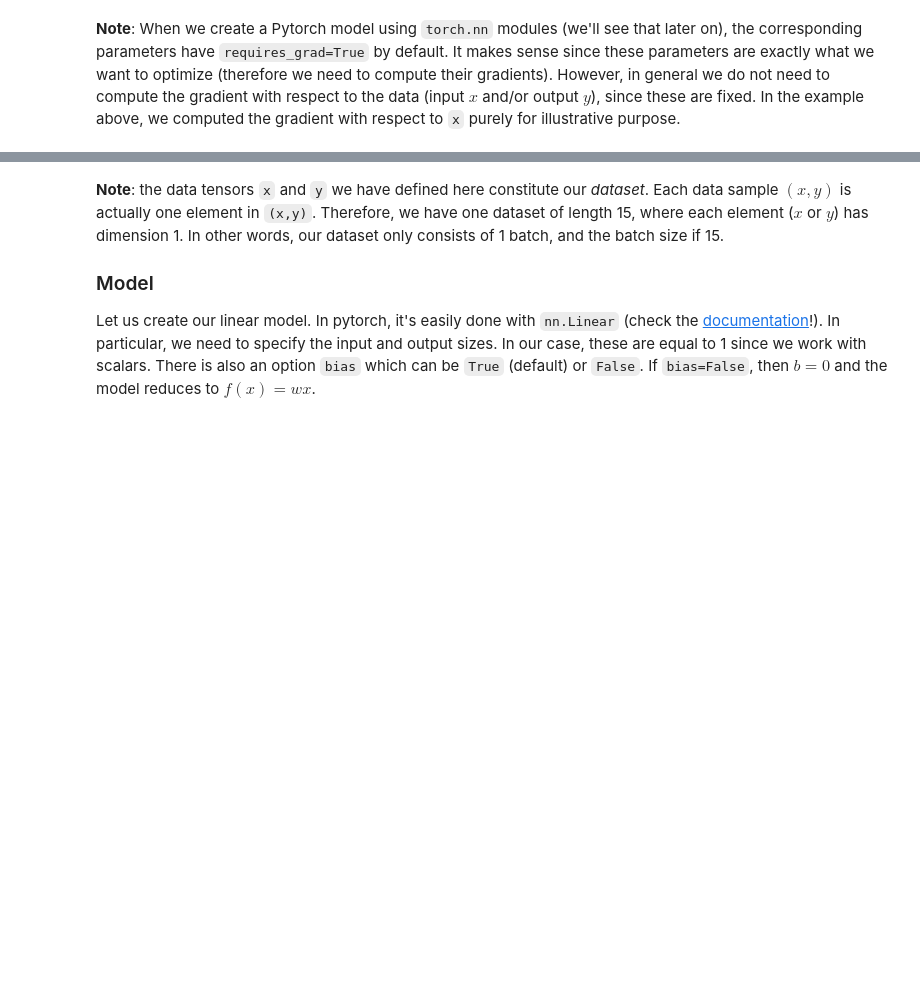
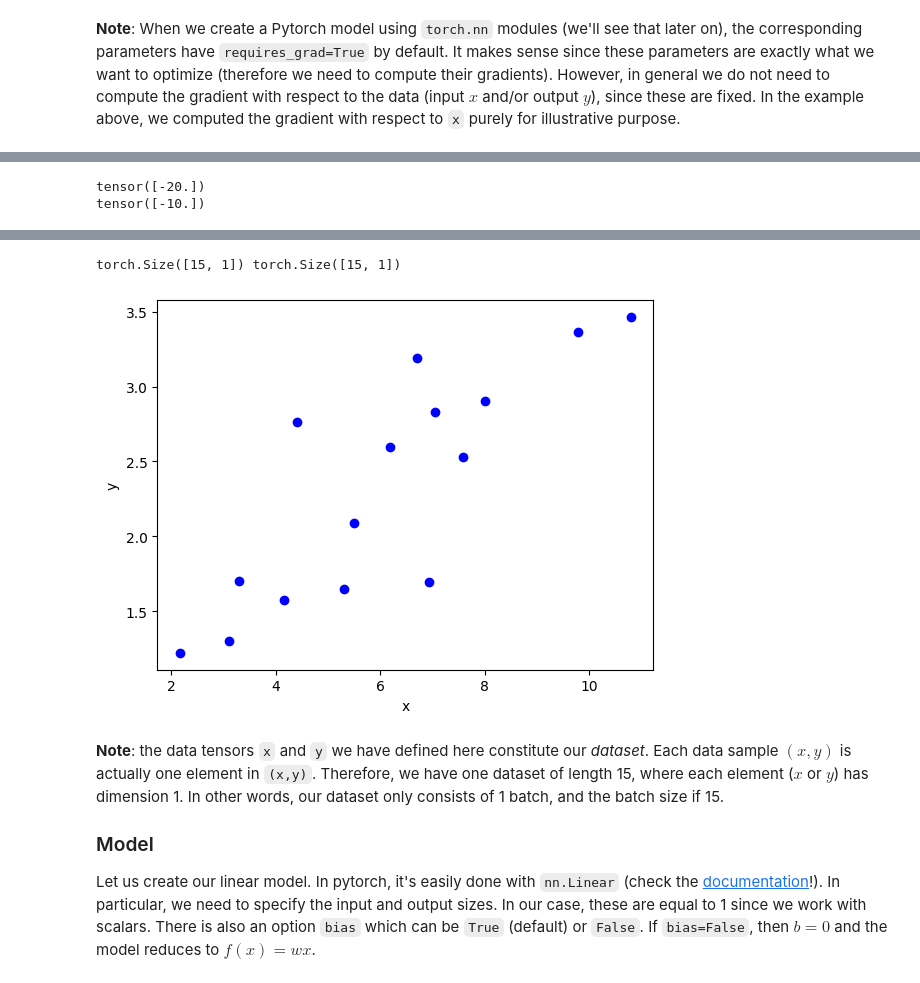
Before and after one commit to fab-toc/deep_learning_labs, a Jupyter notebook: lab2/lab2_regression.ipynb, the cells around one changed output, grey strips where cells are left out. Saved outputs shown, nothing was run; the diff lists cells and outputs as text; code cells hidden in the pictures; blank space fills up the shorter version.

```diff
--- a/lab2/lab2_regression.ipynb
+++ b/lab2/lab2_regression.ipynb
@@ -98,12 +115,29 @@ with torch.no_grad():
 # %%
 # TO DO:
 # - define a data tensors x which simply contains the value 2
-# - define another data tensor ywhich simply contains the value 10
+x = torch.tensor([2])
+
+# - define another data tensor y which simply contains the value 10
+y = torch.tensor([10])
+
 # - define parameter tensors w and b with values 1 and 3, respectively (these need gradient tracking)
+w = torch.tensor([1], requires_grad=True, dtype=torch.float)
+b = torch.tensor([3], requires_grad=True, dtype=torch.float)
+
 # - compute the loss as: loss=(y - (w*x + b))^2
+loss = (y - (w * x + b)) ** 2
+
 # - compute the gradients of loss
+loss.backward()
+
 # - print the value of the gradient of loss with respect to w and b
+print(w.grad)
+print(b.grad)
+
 # hint: to be sure there's no mistake, you can check if it's correct with a bit of math.
+# %% [output]
+tensor([-20.])
+tensor([-10.])
 # %% [markdown]
 <span style="color:red">**Q1**</span> Put the values of these gradients in your report.
 
@@ -138,34 +172,38 @@ x = torch.tensor(
         [3.1],
     ],
     dtype=torch.float,
 )
 y = torch.tensor(
     [
         [1.7],
         [2.76],
         [2.09],
         [3.19],
         [1.694],
         [1.573],
         [3.366],
         [2.596],
         [2.53],
         [1.221],
         [2.827],
         [3.465],
         [1.65],
         [2.904],
         [1.3],
     ],
     dtype=torch.float,
 )
 print(x.shape, y.shape)
 
 # Plot the data (y as a function of x)
 plt.figure()
 plt.plot(x, y, "bo")
-plt.xlabel("x"), plt.ylabel("y")
+plt.xlabel("x")
+plt.ylabel("y")
 plt.show()
+# %% [output]
+torch.Size([15, 1]) torch.Size([15, 1])
+[figure, added]
 # %% [markdown]
 **Note**: the data tensors `x` and `y` we have defined here constitute our _dataset_. Each data sample $(x,y)$ is actually one element in `(x,y)`. Therefore, we have one dataset of length 15, where each element ($x$ or $y$) has dimension 1. In other words, our dataset only consists of 1 batch, and the batch size if 15.
 
```
Also changed, not shown: parts of 22 cells of this notebook, 3 other files.
